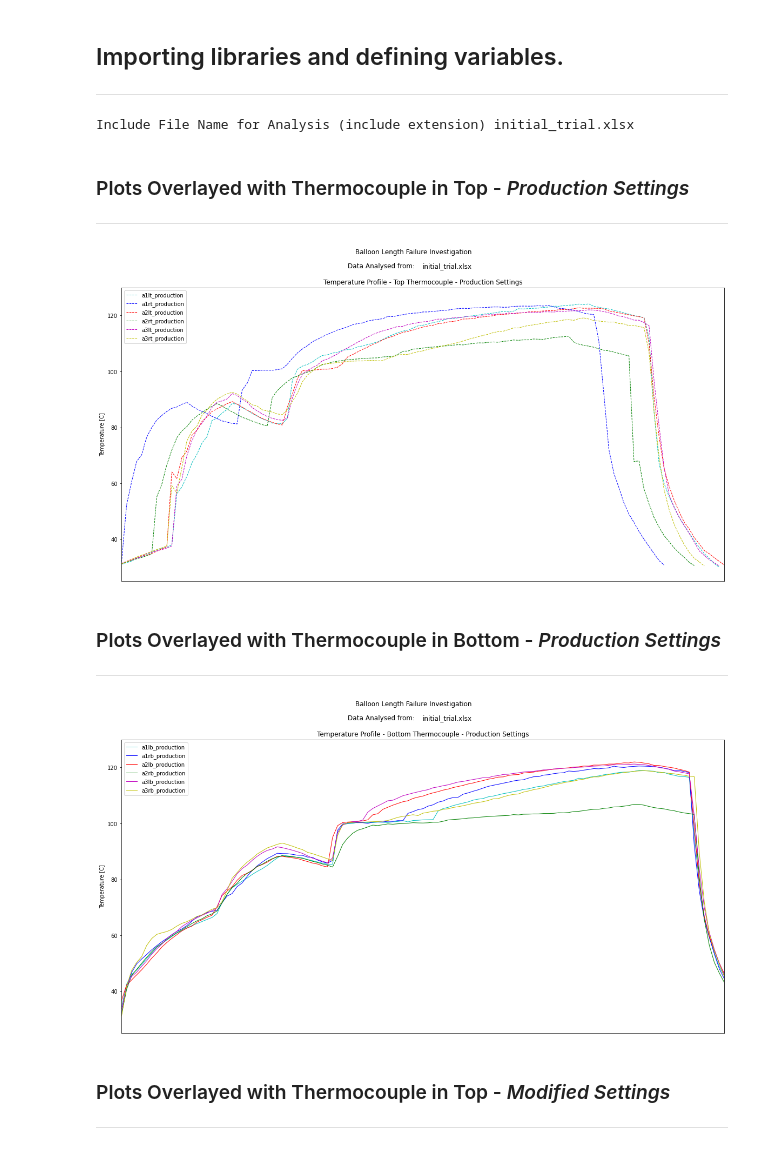
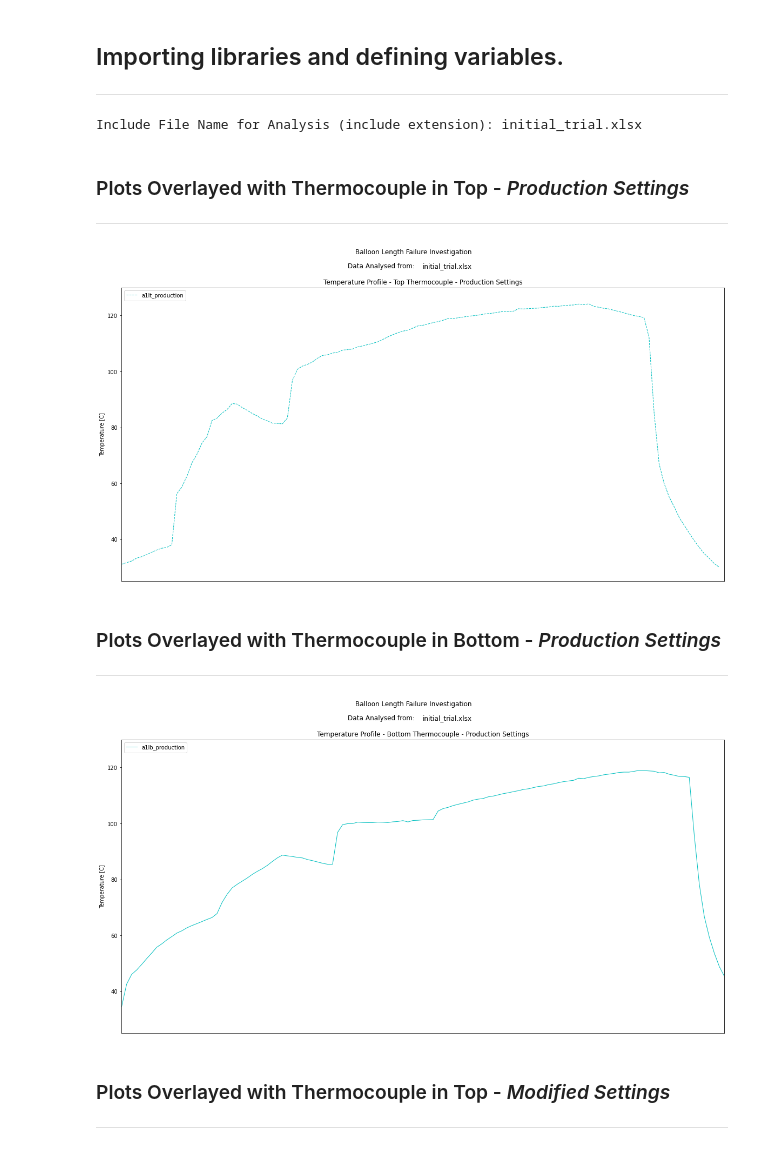
Before and after one commit to KeithQuinn/Temperature_Profile_Analysis, a Jupyter notebook: Data_Analysis/Balloon_Analysis.ipynb, the cells around one changed output. Cells and saved outputs as stored; diff of their text form; code cells hidden in the pictures.

Commit message:
preparing for second trial

```diff
--- a/Initial_Trial/Balloon_Analysis.ipynb
+++ b/Data_Analysis/Balloon_Analysis.ipynb
@@ -19,7 +19,7 @@ Figure 1
 # %%
 import pandas as pd
 import matplotlib.pyplot as plt
-file_name = str(input('Include File Name for Analysis (include extension) '))
+file_name = str(input('Include File Name for Analysis (include extension): '))
 df = pd.read_excel(file_name)
 
 a1lt = []
@@ -121,18 +121,18 @@ for i in df["A3RB2"]:
     if i >= 30:
         a3rb2.append(i)
 # %% [output]
-Include File Name for Analysis (include extension) initial_trial.xlsx
+Include File Name for Analysis (include extension): initial_trial.xlsx
 # %% [markdown]
 ### Plots Overlayed with Thermocouple in Top - *Production Settings*
 ***
 # %%
 plt.figure(figsize=(20,10))
 plt.plot(a1lt, "c--", linewidth=1, label = "a1lt_production")
-plt.plot(a1rt, "b--", linewidth=1, label = "a1rt_production")
-plt.plot(a2lt, "r--", linewidth=1, label = "a2lt_production")
-plt.plot(a2rt, "g--", linewidth=1, label = "a2rt_production")
-plt.plot(a3lt, "m--", linewidth=1, label = "a3lt_production")
-plt.plot(a3rt, "y--", linewidth=1, label = "a3rt_production")
+#plt.plot(a1rt, "b--", linewidth=1, label = "a1rt_production")
+#plt.plot(a2lt, "r--", linewidth=1, label = "a2lt_production")
+#plt.plot(a2rt, "g--", linewidth=1, label = "a2rt_production")
+#plt.plot(a3lt, "m--", linewidth=1, label = "a3lt_production")
+#plt.plot(a3rt, "y--", linewidth=1, label = "a3rt_production")
 axes = plt.gca()
 axes.set_xlim([0,120])
 axes.set_ylim([25,130])
@@ -145,31 +145,31 @@ plt.xticks([])
 plt.ylabel("Temperature [C]", color = "black")
 plt.show()
 # %% [output]
-[figure, old version]
+[figure, new version]
 # %% [markdown]
 ### Plots Overlayed with Thermocouple in Bottom - *Production Settings*
 ***
 # %%
 plt.figure(figsize=(20,10))
 plt.plot(a1lb, "c", linewidth=1, label = "a1lb_production")
-plt.plot(a1rb, "b", linewidth=1, label = "a1rb_production")
-plt.plot(a2lb, "r", linewidth=1, label = "a2lb_production")
-plt.plot(a2rb, "g", linewidth=1, label = "a2rb_production")
-plt.plot(a3lb, "m", linewidth=1, label = "a3lb_production")
-plt.plot(a3rb, "y", linewidth=1, label = "a3rb_production")
+#plt.plot(a1rb, "b", linewidth=1, label = "a1rb_production")
+#plt.plot(a2lb, "r", linewidth=1, label = "a2lb_production")
+#plt.plot(a2rb, "g", linewidth=1, label = "a2rb_production")
+#plt.plot(a3lb, "m", linewidth=1, label = "a3lb_production")
+#plt.plot(a3rb, "y", linewidth=1, label = "a3rb_production")
 plt.title("Temperature Profile - Bottom Thermocouple - Production Settings")
 plt.suptitle("Balloon Length Failure Investigation")
 axes = plt.gca()
 axes.set_xlim([0,120])
 axes.set_ylim([25,130])
 plt.text(45, 137, "Data Analysed from:", color='black', size=12)
 plt.text(60, 137, file_name, color='black', size=12)
 plt.legend(loc = "upper left")
 plt.xticks([])
 plt.ylabel("Temperature [C]", color = "black")
 plt.show()
 # %% [output]
-[figure, old version]
+[figure, new version]
 # %% [markdown]
 ### Plots Overlayed with Thermocouple in Top - *Modified Settings*
 ***
```
Also changed, not shown: 37 other files.
